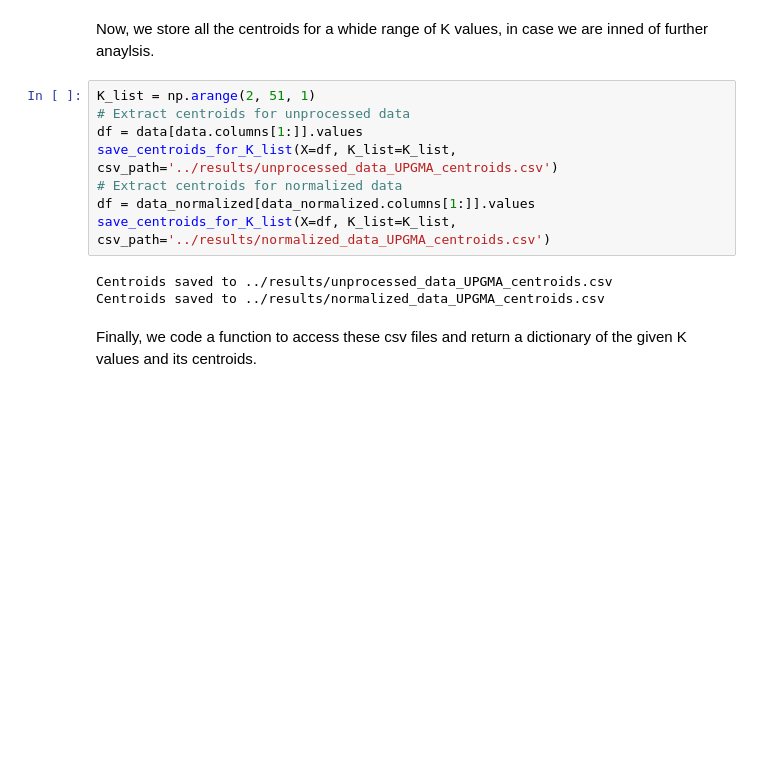
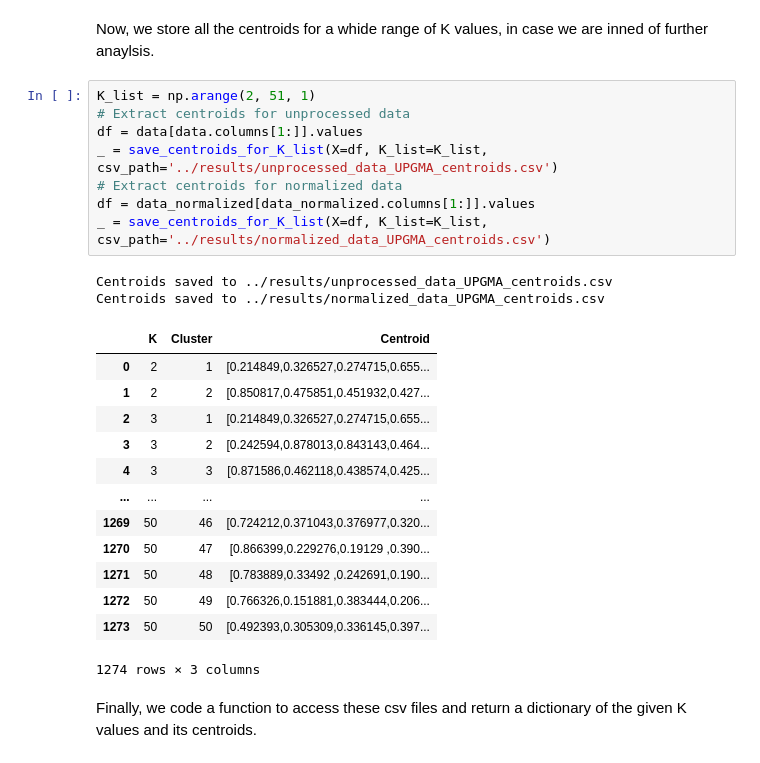
Before and after one commit to MarioPasc/complearn_projects, a Jupyter notebook: Clustering/code/k_means_clustering_sporulaton.ipynb, the cells around one changed output. Cells and saved outputs as stored; diff of their text form; blank space fills up the shorter version.

```diff
--- a/Clustering/code/k_means_clustering_sporulaton.ipynb
+++ b/Clustering/code/k_means_clustering_sporulaton.ipynb
@@ -387,14 +387,27 @@ Now, we store all the centroids for a whide range of K values, in case we are in
 # %%
 K_list = np.arange(2, 51, 1)
 # Extract centroids for unprocessed data
 df = data[data.columns[1:]].values
-save_centroids_for_K_list(X=df, K_list=K_list, csv_path='../results/unprocessed_data_UPGMA_centroids.csv')
+_ = save_centroids_for_K_list(X=df, K_list=K_list, csv_path='../results/unprocessed_data_UPGMA_centroids.csv')
 # Extract centroids for normalized data
 df = data_normalized[data_normalized.columns[1:]].values
-save_centroids_for_K_list(X=df, K_list=K_list, csv_path='../results/normalized_data_UPGMA_centroids.csv')
+_ = save_centroids_for_K_list(X=df, K_list=K_list, csv_path='../results/normalized_data_UPGMA_centroids.csv')
 # %% [output]
 Centroids saved to ../results/unprocessed_data_UPGMA_centroids.csv
 Centroids saved to ../results/normalized_data_UPGMA_centroids.csv
+|  | K | Cluster | Centroid |
+| 0 | 2 | 1 | [0.214849,0.326527,0.274715,0.655... |
+| 1 | 2 | 2 | [0.850817,0.475851,0.451932,0.427... |
+| 2 | 3 | 1 | [0.214849,0.326527,0.274715,0.655... |
+| 3 | 3 | 2 | [0.242594,0.878013,0.843143,0.464... |
+| 4 | 3 | 3 | [0.871586,0.462118,0.438574,0.425... |
+| ... | ... | ... | ... |
+| 1269 | 50 | 46 | [0.724212,0.371043,0.376977,0.320... |
+| 1270 | 50 | 47 | [0.866399,0.229276,0.19129 ,0.390... |
+| 1271 | 50 | 48 | [0.783889,0.33492 ,0.242691,0.190... |
+| 1272 | 50 | 49 | [0.766326,0.151881,0.383444,0.206... |
+| 1273 | 50 | 50 | [0.492393,0.305309,0.336145,0.397... |
+1274 rows × 3 columns
 # %% [markdown]
 Finally, we code a function to access these csv files and return a dictionary of the given K values and its centroids.
 # %%
```
Also changed, not shown: parts of 8 cells of this notebook.
